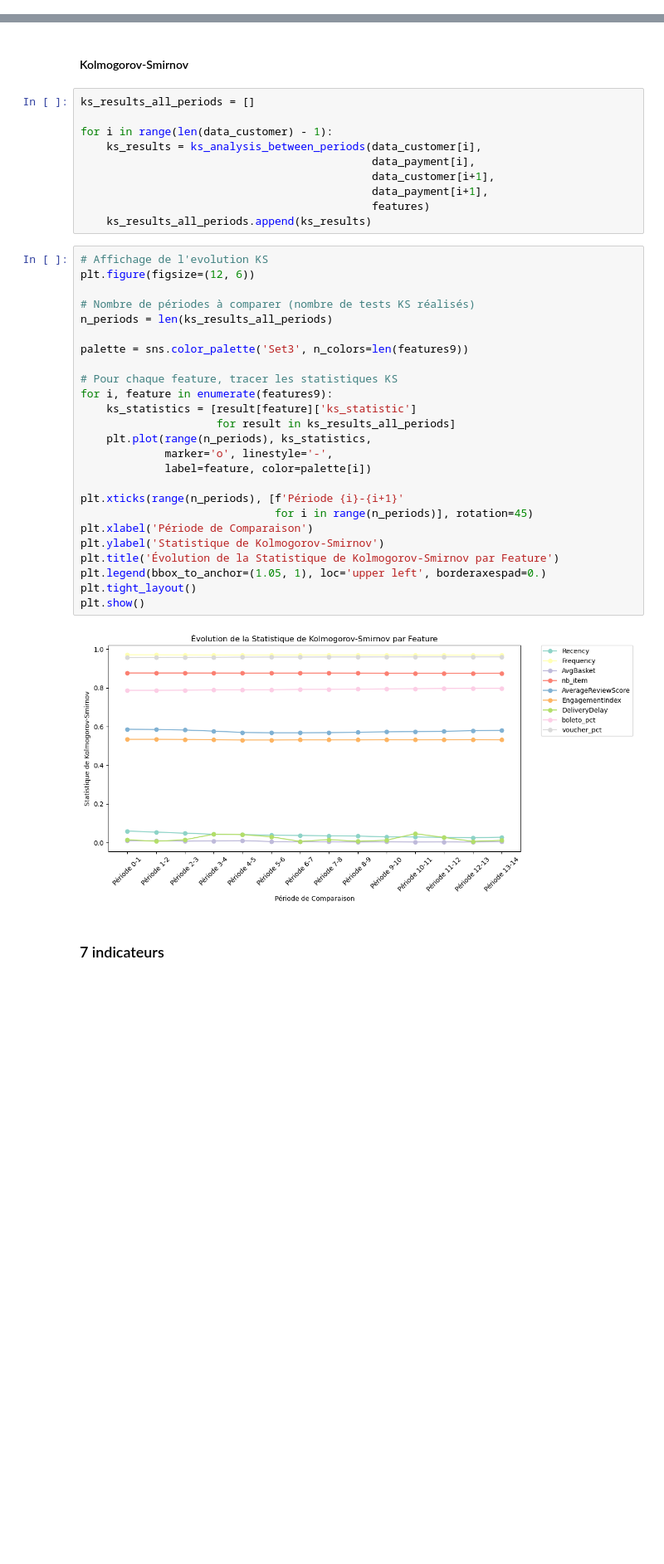
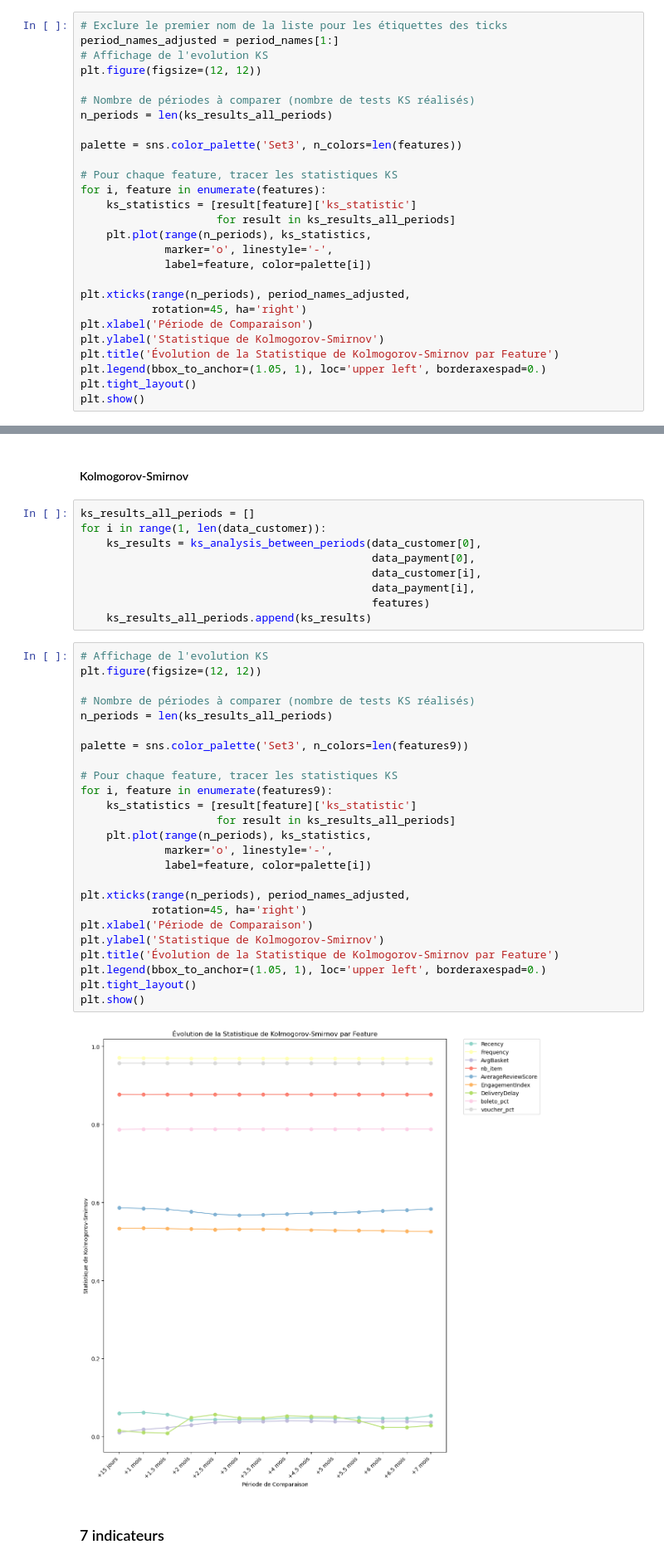
Before and after one commit to Stely-data/OC-Projet-5, a Jupyter notebook: Deveau_Estelle_4_notebook_simulation_032024.ipynb, the cells around one changed output, grey strips where cells are left out. Shown at 83% size. Cells and saved outputs as stored; diff of their text form; blank space fills up the shorter version.

```diff
--- a/Deveau_Estelle_4_notebook_simulation_032024.ipynb
+++ b/Deveau_Estelle_4_notebook_simulation_032024.ipynb
@@ -435,0 +576,27 @@ plt.show()
+# %%
+# Exclure le premier nom de la liste pour les étiquettes des ticks
+period_names_adjusted = period_names[1:]
+# Affichage de l'evolution KS
+plt.figure(figsize=(12, 12))
+
+# Nombre de périodes à comparer (nombre de tests KS réalisés)
+n_periods = len(ks_results_all_periods)
+
+palette = sns.color_palette('Set3', n_colors=len(features))
+
+# Pour chaque feature, tracer les statistiques KS
+for i, feature in enumerate(features):
+    ks_statistics = [result[feature]['ks_statistic']
+                     for result in ks_results_all_periods]
+    plt.plot(range(n_periods), ks_statistics,
+             marker='o', linestyle='-',
+             label=feature, color=palette[i])
+
+plt.xticks(range(n_periods), period_names_adjusted,
+           rotation=45, ha='right')
+plt.xlabel('Période de Comparaison')
+plt.ylabel('Statistique de Kolmogorov-Smirnov')
+plt.title('Évolution de la Statistique de Kolmogorov-Smirnov par Feature')
+plt.legend(bbox_to_anchor=(1.05, 1), loc='upper left', borderaxespad=0.)
+plt.tight_layout()
+plt.show()
@@ -481,41 +646,40 @@ plt.show()
 #### Kolmogorov-Smirnov
 # %%
 ks_results_all_periods = []
-
-for i in range(len(data_customer) - 1):
-    ks_results = ks_analysis_between_periods(data_customer[i],
+for i in range(1, len(data_customer)):
+    ks_results = ks_analysis_between_periods(data_customer[0],
+                                             data_payment[0],
+                                             data_customer[i],
                                              data_payment[i],
-                                             data_customer[i+1],
-                                             data_payment[i+1],
                                              features)
     ks_results_all_periods.append(ks_results)
 # %%
 # Affichage de l'evolution KS
-plt.figure(figsize=(12, 6))
+plt.figure(figsize=(12, 12))
 
 # Nombre de périodes à comparer (nombre de tests KS réalisés)
 n_periods = len(ks_results_all_periods)
 
 palette = sns.color_palette('Set3', n_colors=len(features9))
 
 # Pour chaque feature, tracer les statistiques KS
 for i, feature in enumerate(features9):
     ks_statistics = [result[feature]['ks_statistic']
                      for result in ks_results_all_periods]
     plt.plot(range(n_periods), ks_statistics,
              marker='o', linestyle='-',
              label=feature, color=palette[i])
 
-plt.xticks(range(n_periods), [f'Période {i}-{i+1}'
-                              for i in range(n_periods)], rotation=45)
+plt.xticks(range(n_periods), period_names_adjusted,
+           rotation=45, ha='right')
 plt.xlabel('Période de Comparaison')
 plt.ylabel('Statistique de Kolmogorov-Smirnov')
 plt.title('Évolution de la Statistique de Kolmogorov-Smirnov par Feature')
 plt.legend(bbox_to_anchor=(1.05, 1), loc='upper left', borderaxespad=0.)
 plt.tight_layout()
 plt.show()
 # %% [output]
-[figure, old version]
+[figure, new version]
 # %% [markdown]
 ### 7 indicateurs
 # %%
```
Also changed, not shown: parts of 22 cells of this notebook.
